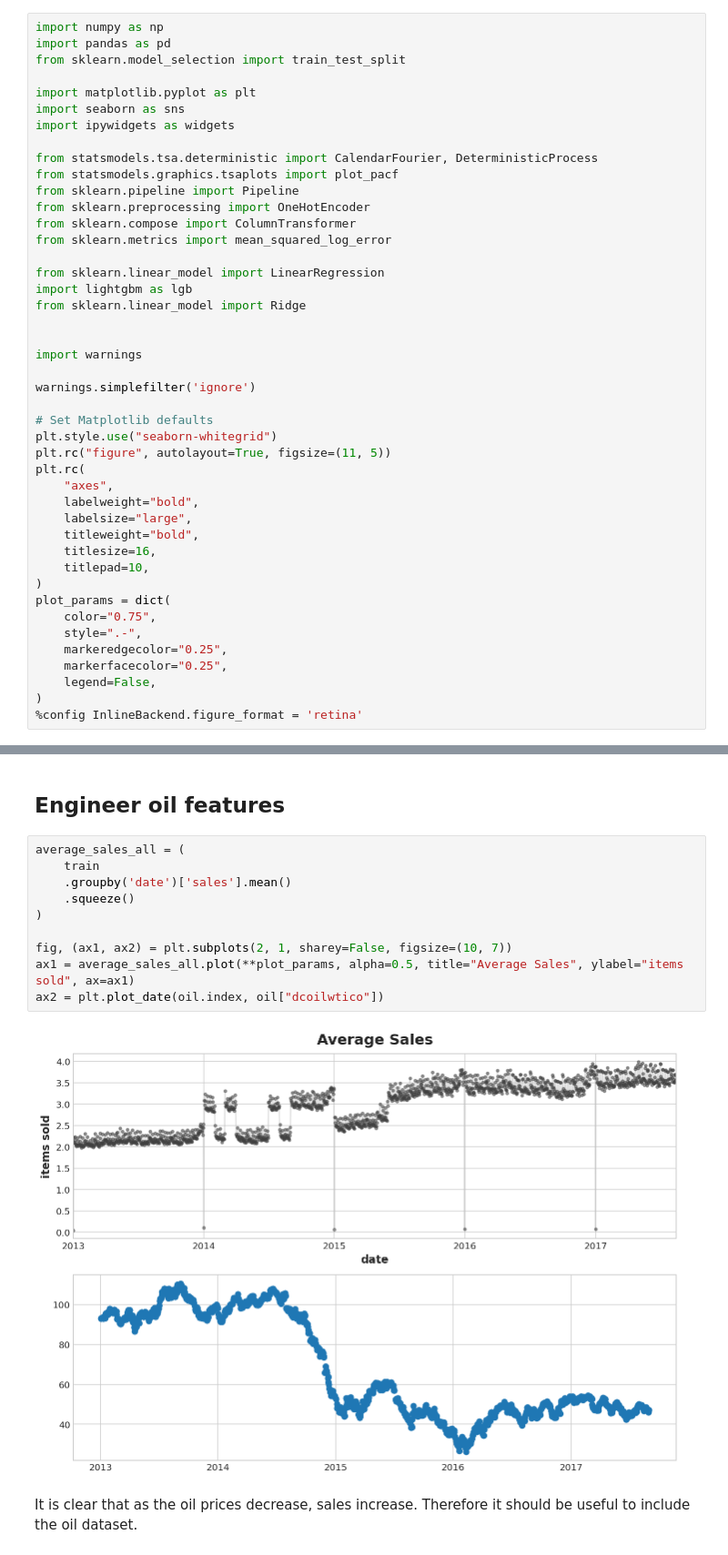
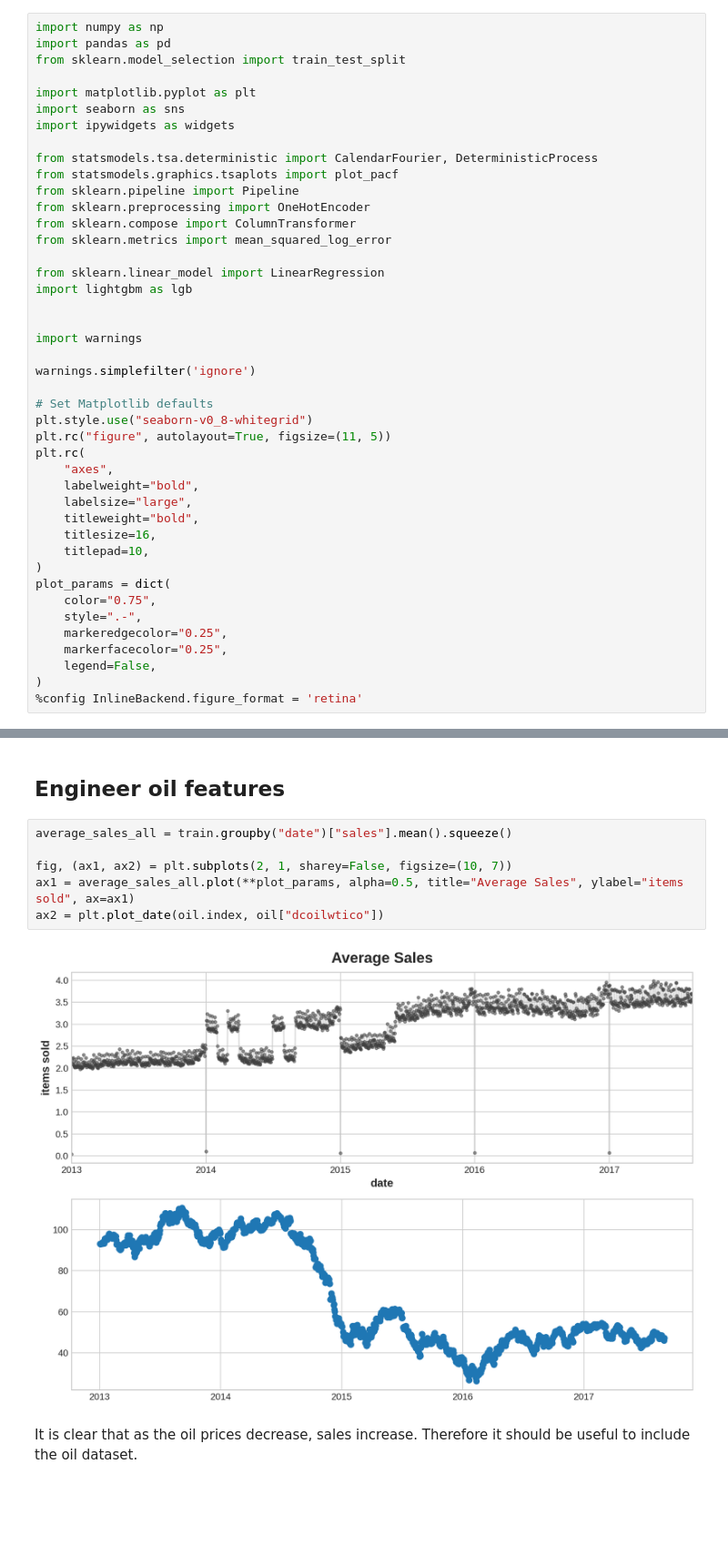
Before and after one commit to Alijanloo/store-sales-forecasting, a Jupyter notebook: store-sales.ipynb, the cells around one changed output, grey strips where cells are left out. Shown at 91% size. Cells and saved outputs as stored; diff of their text form; blank space fills up the shorter version.

```diff
--- a/store-sales.ipynb
+++ b/store-sales.ipynb
@@ -16,7 +16,6 @@ from sklearn.metrics import mean_squared_log_error
 
 from sklearn.linear_model import LinearRegression
 import lightgbm as lgb
-from sklearn.linear_model import Ridge
 
 
 import warnings
@@ -24,7 +23,7 @@ import warnings
 warnings.simplefilter('ignore')
 
 # Set Matplotlib defaults
-plt.style.use("seaborn-whitegrid")
+plt.style.use("seaborn-v0_8-whitegrid")
 plt.rc("figure", autolayout=True, figsize=(11, 5))
 plt.rc(
     "axes",
@@ -258,16 +253,12 @@ memory usage: 977.2 KB
 # %% [markdown]
 ## Engineer oil features
 # %%
-average_sales_all = (
-    train
-    .groupby('date')['sales'].mean()
-    .squeeze()
-)
+average_sales_all = train.groupby("date")["sales"].mean().squeeze()
 
 fig, (ax1, ax2) = plt.subplots(2, 1, sharey=False, figsize=(10, 7))
 ax1 = average_sales_all.plot(**plot_params, alpha=0.5, title="Average Sales", ylabel="items sold", ax=ax1)
 ax2 = plt.plot_date(oil.index, oil["dcoilwtico"])
 # %% [output]
-[figure, old version]
+[figure, new version]
 # %% [markdown]
 It is clear that as the oil prices decrease, sales increase. Therefore it should be useful to include the oil dataset.
```
Also changed, not shown: parts of 48 cells of this notebook, 2 other files.
